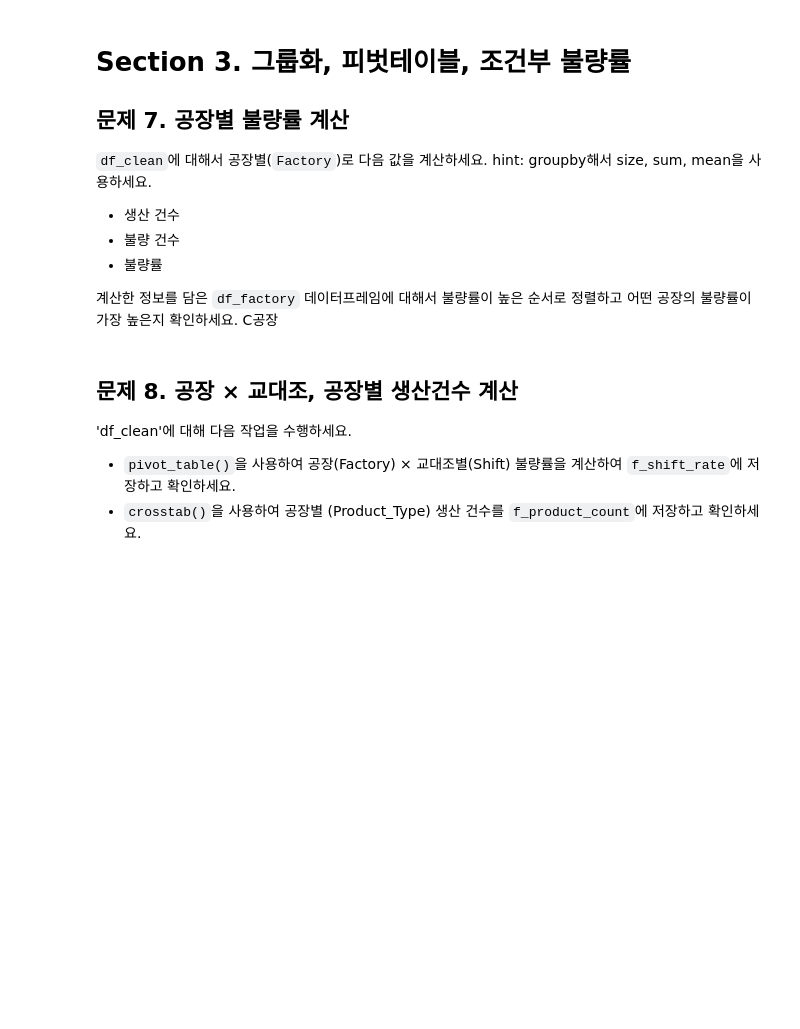
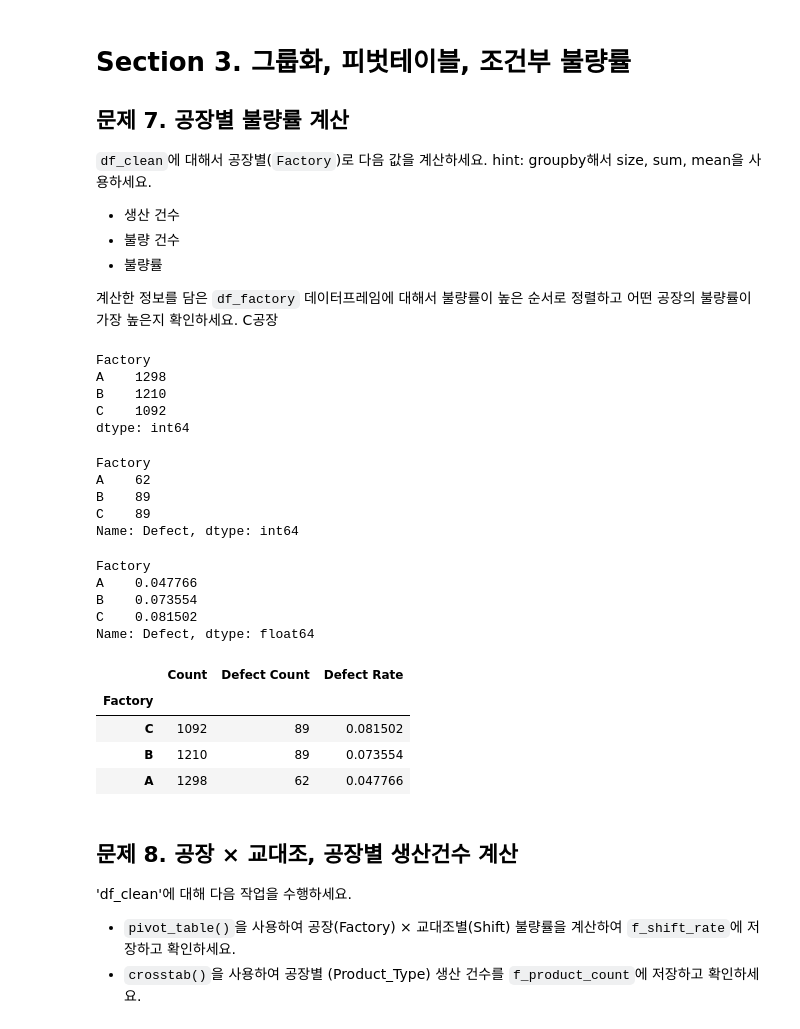
Before and after one commit to metamath1/py-dbhitek-5, a Jupyter notebook: 02.data-analysis/pandas/exercise/pandas_exercise.ipynb, the cells around one changed output. Cells and saved outputs as stored; diff of their text form; code cells hidden in the pictures; blank space fills up the shorter version.

```diff
--- a/02.data-analysis/pandas/exercise/pandas_exercise.ipynb
+++ b/02.data-analysis/pandas/exercise/pandas_exercise.ipynb
@@ -243,6 +243,39 @@ upper bound: 32.55
 - 불량률
 
 계산한 정보를 담은 `df_factory` 데이터프레임에 대해서 불량률이 높은 순서로 정렬하고 어떤 공장의 불량률이 가장 높은지 확인하세요. C공장
+# %%
+df_size = df_clean.groupby('Factory').size()
+df_defect = df_clean.groupby('Factory')['Defect'].sum()
+df_defect_rate = df_clean.groupby('Factory')['Defect'].mean()
+
+display(df_size)
+display(df_defect)
+display(df_defect_rate)
+
+df_factory = pd.concat([df_size,df_defect,df_defect_rate], axis=1)
+df_factory.columns = ['Count', 'Defect Count', 'Defect Rate']
+df_factory.sort_values('Defect Rate', ascending=False)
+# %% [output]
+Factory
+A    1298
+B    1210
+C    1092
+dtype: int64
+Factory
+A    62
+B    89
+C    89
+Name: Defect, dtype: int64
+Factory
+A    0.047766
+B    0.073554
+C    0.081502
+Name: Defect, dtype: float64
+|  | Count | Defect Count | Defect Rate |
+| Factory |  |  |  |
+| C | 1092 | 89 | 0.081502 |
+| B | 1210 | 89 | 0.073554 |
+| A | 1298 | 62 | 0.047766 |
 # %% [markdown]
 ## 문제 8. 공장 × 교대조, 공장별 생산건수 계산
 
```
Also changed, not shown: parts of 2 cells of this notebook.
